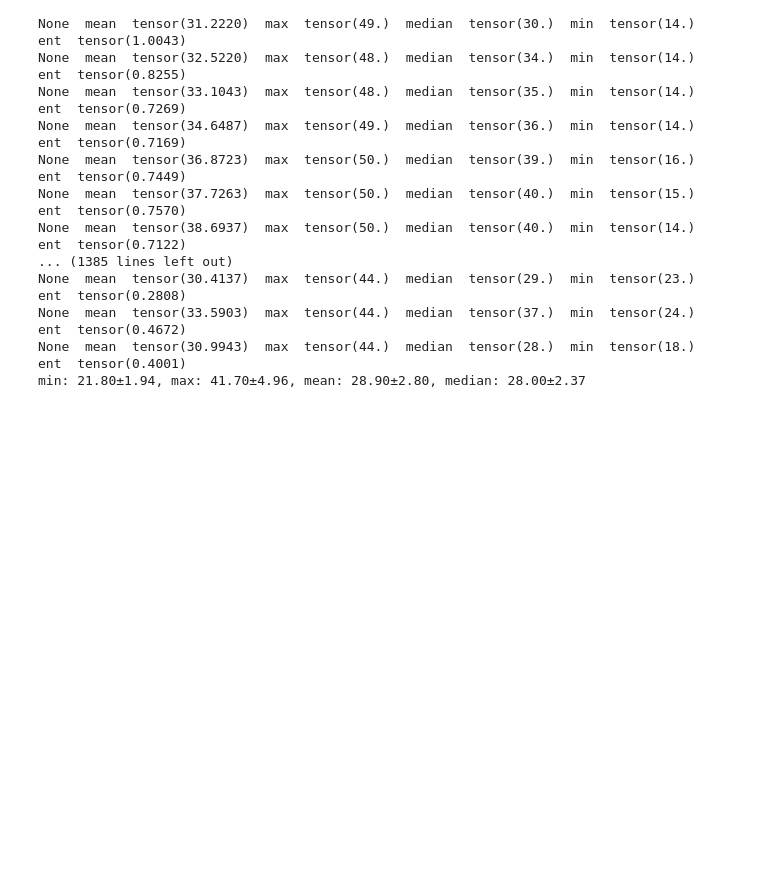
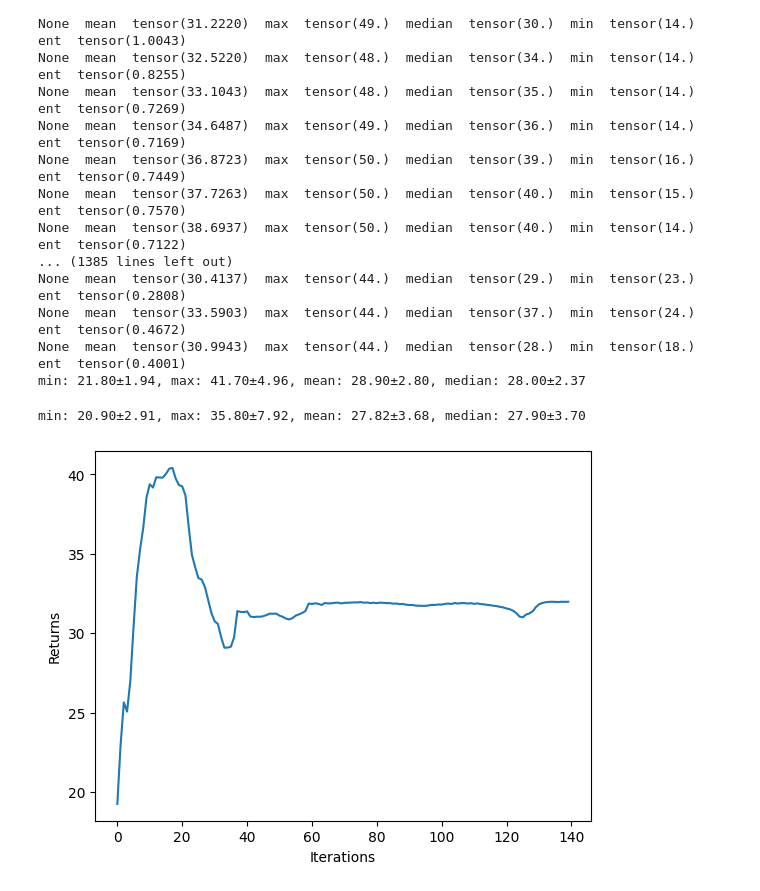
Before and after one commit to zjut-zhy/non-additive-RL, a Jupyter notebook: sub_two_rooms.ipynb, the cells around one changed output. Saved outputs shown, nothing was run; the diff lists cells and outputs as text; code cells hidden in the pictures; blank space fills up the shorter version.

```diff
--- a/sub_two_rooms.ipynb
+++ b/sub_two_rooms.ipynb
@@ -185,0 +271,48 @@ min: 21.80±1.94, max: 41.70±4.96, mean: 28.90±2.80, median: 28.00±2.37
+# %%
+min_return = []
+max_return = []
+mean_return = []
+median_return = []
+epoch_rewards_all = []
+for iter in range(10):
+    # params["common"]["batch_size"]=1000
+    agent, epoch_rewards = train_2()
+    epoch_rewards_all.append(epoch_rewards)
+    mat_state = []
+    mat_return = []
+    env.initialize()
+    mat_state.append(env.state)
+    init_state = env.state
+    for h_iter in range(H-1):
+        batch_state = append_state(mat_state, H-1)
+        action_prob = agent(batch_state)
+        policy_dist = Categorical(action_prob)
+        actions = policy_dist.sample()
+        env.step(h_iter, actions)
+        mat_state.append(env.state)  # s+1
+
+    returns = env.weighted_traj_return(mat_state, type = params["alg"]["type"]).float()
+    min_return.append(returns.min())
+    max_return.append(returns.max())
+    mean_return.append(returns.mean())
+    median_return.append(returns.median())
+mean_min_return = np.mean(min_return)
+std_min_return = np.std(min_return)
+mean_max_return = np.mean(max_return)
+std_max_return = np.std(max_return)
+mean_mean_return = np.mean(mean_return)
+std_mean_return = np.std(mean_return)
+mean_median_return = np.mean(median_return)
+std_median_return = np.std(median_return)
+print(f"min: {mean_min_return:.2f}±{std_min_return:.2f}, max: {mean_max_return:.2f}±{std_max_return:.2f}, mean: {mean_mean_return:.2f}±{std_mean_return:.2f}, median: {mean_median_return:.2f}±{std_median_return:.2f}")
+# %% [output]
+min: 20.90±2.91, max: 35.80±7.92, mean: 27.82±3.68, median: 27.90±3.70
+# %%
+import matplotlib.pyplot as plt
+iteration_list = list(range(len(epoch_rewards)))
+plt.plot(iteration_list, epoch_rewards)
+plt.xlabel('Iterations')
+plt.ylabel('Returns')
+plt.show()
+# %% [output]
+[figure, added]
```
Also changed, not shown: parts of 3 cells of this notebook, 5 other files.
